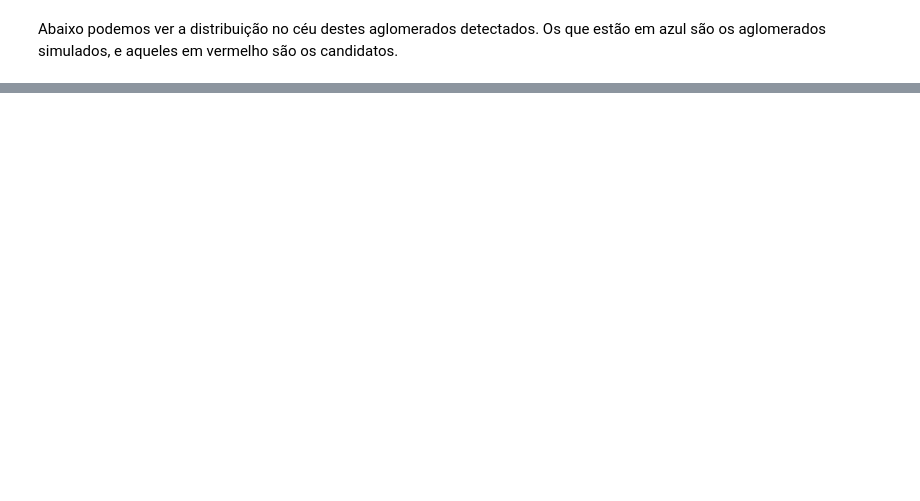
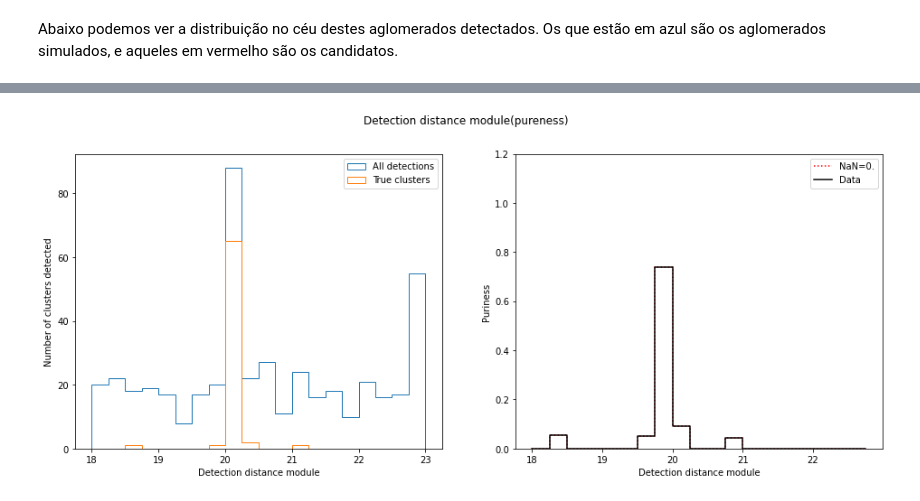
Before and after one commit to linea-it/qa_gawa, a Jupyter notebook: pureness.ipynb, the cells around one changed output, grey strips where cells are left out. Drawn from its saved outputs; the diff is of its cells as text; code cells hidden in the pictures; blank space fills up the shorter version.

```diff
--- a/pureness.ipynb
+++ b/pureness.ipynb
@@ -78,20 +94,5 @@ plt.show()
 # %%
-fig, (ax1, ax2) = plt.subplots(1, 2, figsize=(15, 6))
-fig.suptitle('Detection distance module (Pureness)')
-
-A = ax1.hist(m_M_det, bins=30, range=(np.min(m_M_det), np.max(m_M_det)), histtype='step', label='All detections')
-B = ax1.hist(m_M_det[real_det], bins=30, range=(np.min(m_M_det), np.max(m_M_det)), histtype='step', label='True clusters')
-C = ax1.hist(m_M_det[false_positive], bins=30, range=(np.min(m_M_det), np.max(m_M_det)), histtype='step', label='False Positive')
-pureness = B[0] / A[0]
-
-ax1.set_xlabel('Detection distance module')
-ax1.set_ylabel('Number of clusters detected')
-ax1.legend()
-
-ax2.step(A[1][0:-1], np.nan_to_num(pureness))
-ax2.set_xlabel('Distance modulus detected')
-ax2.set_ylabel('Pureness')
-ax2.set_ylim([0,1])
-ax2.legend()
-plt.show()
+plot_pure(m_M_det, m_M_det_conf , 'Detection distance module', 'Detection distance module(pureness)')
+# %% [output]
+[figure, added]
 # %%
```
Also changed, not shown: parts of 24 cells of this notebook.
